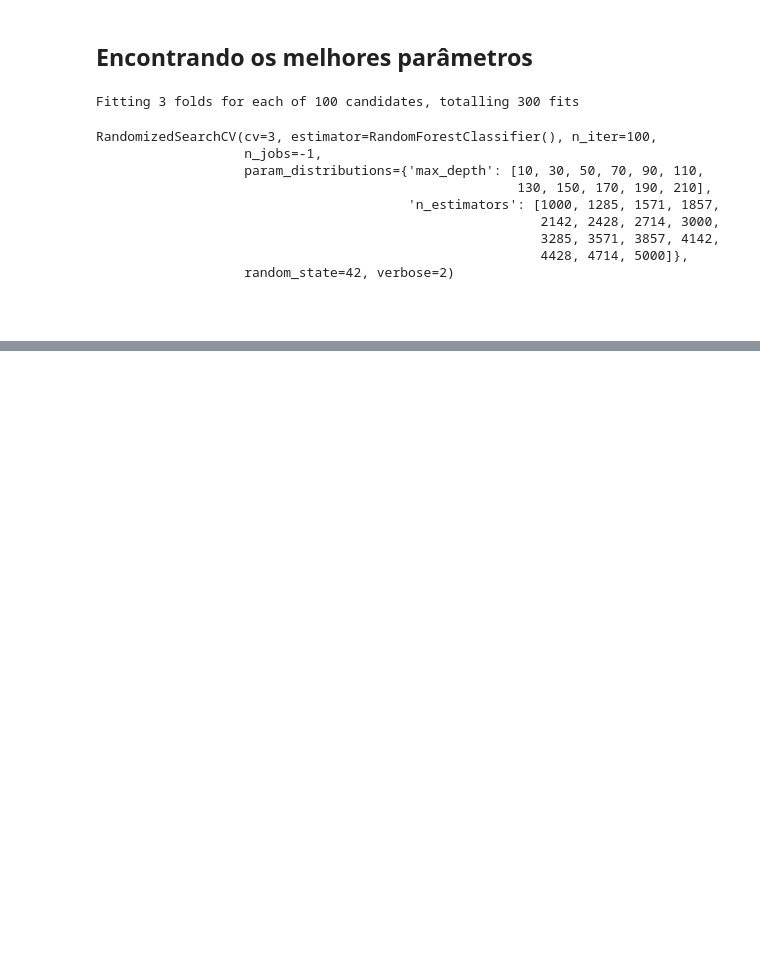
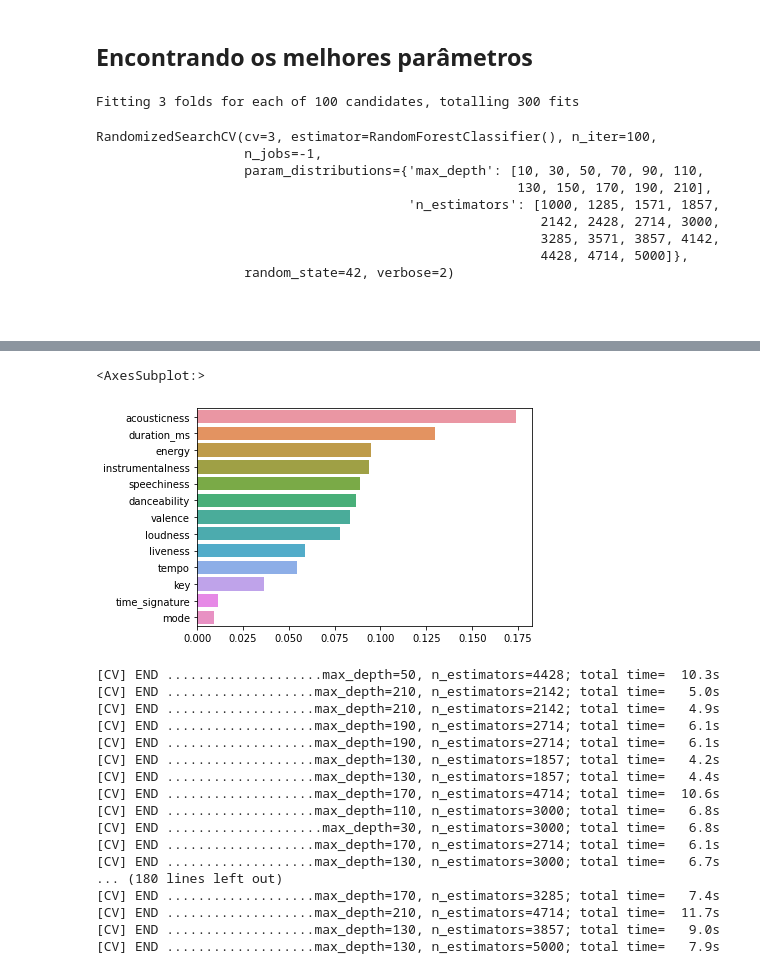
Before and after one commit to andrepalhares/msi2, a Jupyter notebook: 4 - Classificação dos dados usando Random Forest Classifiers.ipynb, the cells around one changed output, grey strips where cells are left out. Cells and saved outputs as stored; diff of their text form; code cells hidden in the pictures; blank space fills up the shorter version.

```diff
--- a/4 - Classificação dos dados usando Random Forest Classifiers.ipynb
+++ b/4 - Classificação dos dados usando Random Forest Classifiers.ipynb
@@ -160,0 +246,3 @@ sns.barplot(x=atributos_importancia, y=atributos_importancia.index)
+# %%
+atributos_importancia = pd.Series(rfc.feature_importances_,index=atributos).sort_values(ascending=False)
+atributos_importancia
@@ -160,0 +264,22 @@ sns.barplot(x=atributos_importancia, y=atributos_importancia.index)
+# %%
+sns.barplot(x=atributos_importancia, y=atributos_importancia.index)
+# %% [output]
+<AxesSubplot:>
+[figure, added]
+[CV] END ....................max_depth=50, n_estimators=4428; total time=  10.3s
+[CV] END ...................max_depth=210, n_estimators=2142; total time=   5.0s
+[CV] END ...................max_depth=210, n_estimators=2142; total time=   4.9s
+[CV] END ...................max_depth=190, n_estimators=2714; total time=   6.1s
+[CV] END ...................max_depth=190, n_estimators=2714; total time=   6.1s
+[CV] END ...................max_depth=130, n_estimators=1857; total time=   4.2s
+[CV] END ...................max_depth=130, n_estimators=1857; total time=   4.4s
+[CV] END ...................max_depth=170, n_estimators=4714; total time=  10.6s
+[CV] END ...................max_depth=110, n_estimators=3000; total time=   6.8s
+[CV] END ....................max_depth=30, n_estimators=3000; total time=   6.8s
+[CV] END ...................max_depth=170, n_estimators=2714; total time=   6.1s
+[CV] END ...................max_depth=130, n_estimators=3000; total time=   6.7s
+... (180 lines left out)
+[CV] END ...................max_depth=170, n_estimators=3285; total time=   7.4s
+[CV] END ...................max_depth=210, n_estimators=4714; total time=  11.7s
+[CV] END ...................max_depth=130, n_estimators=3857; total time=   9.0s
+[CV] END ...................max_depth=130, n_estimators=5000; total time=   7.9s
```
Also changed, not shown: parts of 17 cells of this notebook.
